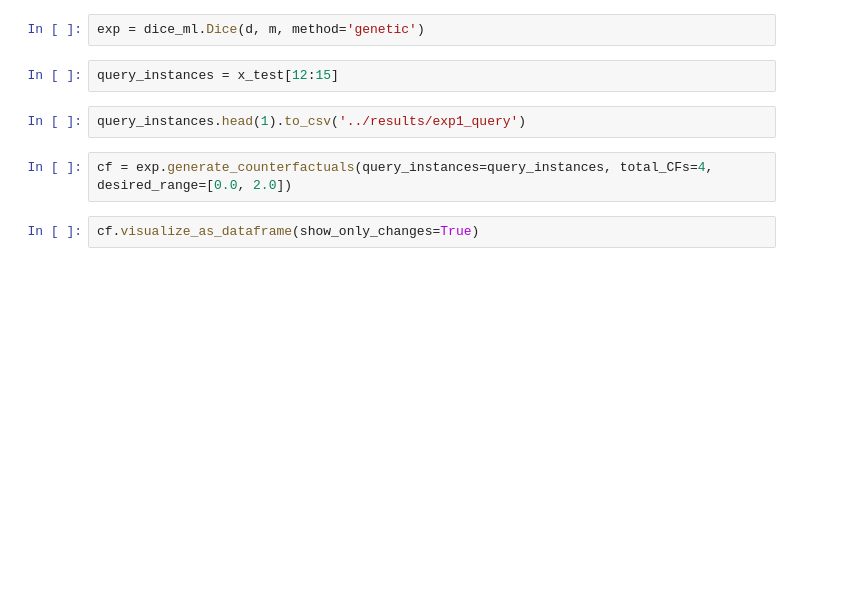
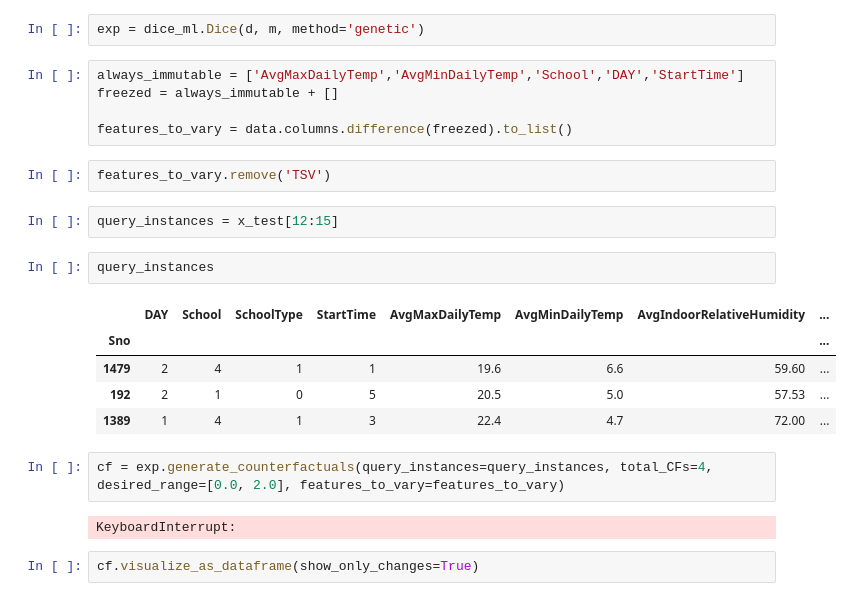
Before and after one commit to nityanandmathur/thermal_comfort_cfml, a Jupyter notebook: notebooks/Total.ipynb, the cells around one changed output. Saved outputs shown, nothing was run; the diff lists cells and outputs as text; blank space fills up the shorter version.

```diff
--- a/notebooks/Total.ipynb
+++ b/notebooks/Total.ipynb
@@ -55,12 +54,27 @@ d = dice_ml.Data(dataframe=data, continuous_features=features, outcome_name='TSV
 m = dice_ml.Model(model=model, backend='sklearn', model_type='regressor')
 # %%
 exp = dice_ml.Dice(d, m, method='genetic')
+# %%
+always_immutable = ['AvgMaxDailyTemp','AvgMinDailyTemp','School','DAY','StartTime']
+freezed = always_immutable + []
+
+features_to_vary = data.columns.difference(freezed).to_list()
+# %%
+features_to_vary.remove('TSV')
 # %%
 query_instances = x_test[12:15]
-# %%
-query_instances.head(1).to_csv('../results/exp1_query')
+# %%
+query_instances
+# %% [output]
+|  | DAY | School | SchoolType | StartTime | AvgMaxDailyTemp | AvgMinDailyTemp | AvgIndoorRelativeHumidity | ... |
+| Sno |  |  |  |  |  |  |  | ... |
+| 1479 | 2 | 4 | 1 | 1 | 19.6 | 6.6 | 59.60 | ... |
+| 192 | 2 | 1 | 0 | 5 | 20.5 | 5.0 | 57.53 | ... |
+| 1389 | 1 | 4 | 1 | 3 | 22.4 | 4.7 | 72.00 | ... |
 # %%
-cf = exp.generate_counterfactuals(query_instances=query_instances, total_CFs=4, desired_range=[0.0, 2.0])
+cf = exp.generate_counterfactuals(query_instances=query_instances, total_CFs=4, desired_range=[0.0, 2.0], features_to_vary=features_to_vary)
+# %% [output]
+KeyboardInterrupt:
 # %%
 cf.visualize_as_dataframe(show_only_changes=True)
 # %% [output]
```
Also changed, not shown: parts of 2 cells of this notebook, 4 other files.
